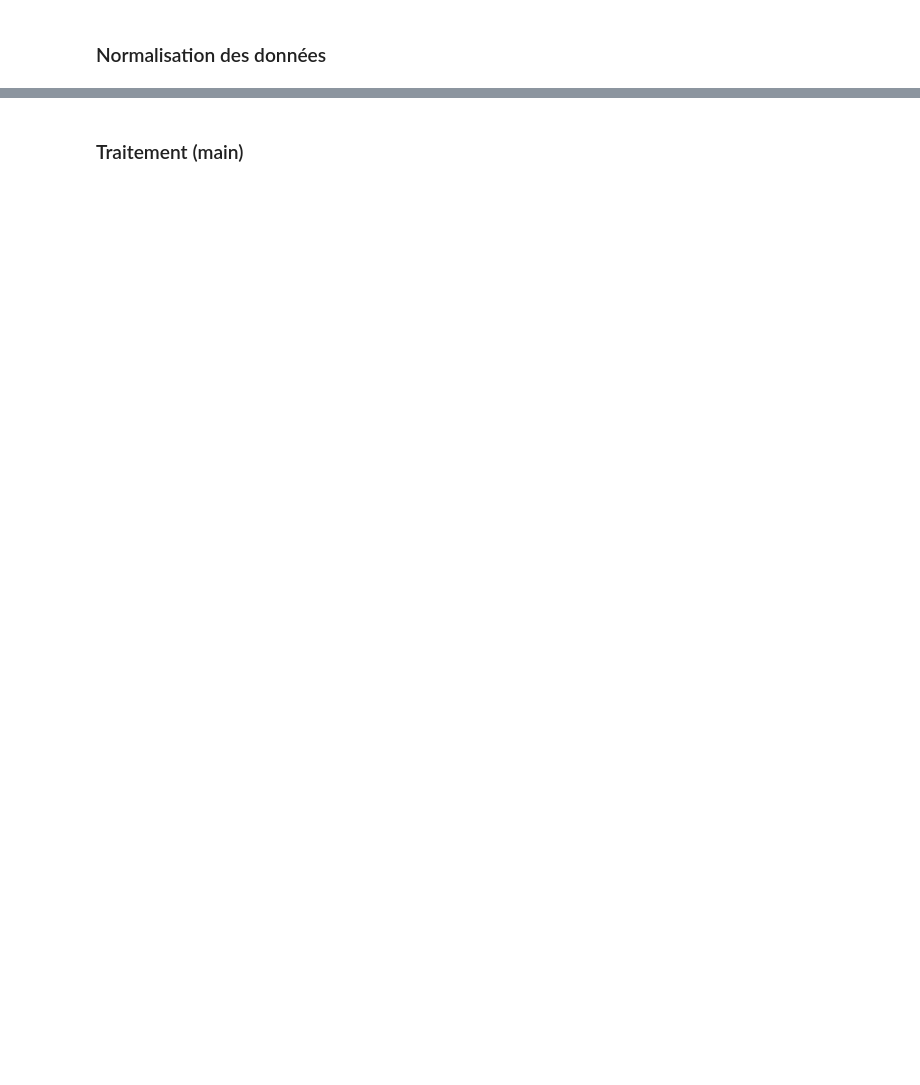
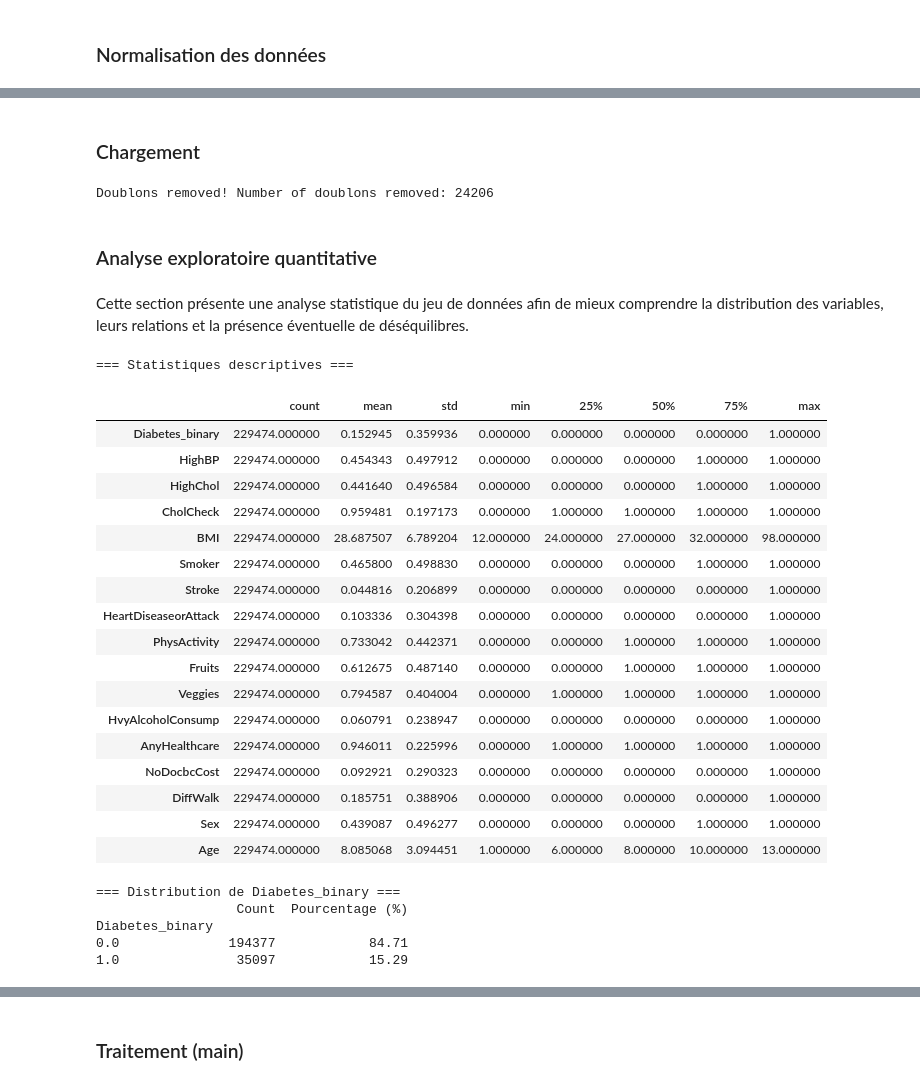
Before and after one commit to saadaouis/Deep_Learning-project, a Jupyter notebook: Livrable.ipynb, the cells around one changed output, grey strips where cells are left out. Saved outputs shown, nothing was run; the diff lists cells and outputs as text; code cells hidden in the pictures; blank space fills up the shorter version.

```diff
--- a/Livrable.ipynb
+++ b/Livrable.ipynb
@@ -192,0 +215,51 @@ def outliers_detection(df):
+# %% [markdown]
+### Chargement
+# %%
+df_data = load_dataset(path)
+
+# Gestion des doublons
+df_data = manage_doublons(df_data)
+
+df_data = remove_sensible_data(df_data, ['GenHlth', 'MentHlth', 'PhysHlth', 'Income', 'Education'])
+# %% [output]
+Doublons removed! Number of doublons removed: 24206
+# %% [markdown]
+### Analyse exploratoire quantitative
+# %% [markdown]
+Cette section présente une analyse statistique du jeu de données afin de mieux comprendre
+la distribution des variables, leurs relations et la présence éventuelle de déséquilibres.
+# %%
+# Résumé statistique enrichi
+print("=== Statistiques descriptives ===")
+display(df_data.describe().T.style.background_gradient(cmap='Blues'))
+
+# Distribution de la variable cible
+print("\n=== Distribution de Diabetes_binary ===")
+target_counts = df_data['Diabetes_binary'].value_counts()
+target_pct    = df_data['Diabetes_binary'].value_counts(normalize=True) * 100
+print(pd.DataFrame({'Count': target_counts, 'Pourcentage (%)': target_pct.round(2)}))
+# %% [output]
+=== Statistiques descriptives ===
+|  | count | mean | std | min | 25% | 50% | 75% | max |
+| Diabetes_binary | 229474.000000 | 0.152945 | 0.359936 | 0.000000 | 0.000000 | 0.000000 | 0.000000 | 1.000000 |
+| HighBP | 229474.000000 | 0.454343 | 0.497912 | 0.000000 | 0.000000 | 0.000000 | 1.000000 | 1.000000 |
+| HighChol | 229474.000000 | 0.441640 | 0.496584 | 0.000000 | 0.000000 | 0.000000 | 1.000000 | 1.000000 |
+| CholCheck | 229474.000000 | 0.959481 | 0.197173 | 0.000000 | 1.000000 | 1.000000 | 1.000000 | 1.000000 |
+| BMI | 229474.000000 | 28.687507 | 6.789204 | 12.000000 | 24.000000 | 27.000000 | 32.000000 | 98.000000 |
+| Smoker | 229474.000000 | 0.465800 | 0.498830 | 0.000000 | 0.000000 | 0.000000 | 1.000000 | 1.000000 |
+| Stroke | 229474.000000 | 0.044816 | 0.206899 | 0.000000 | 0.000000 | 0.000000 | 0.000000 | 1.000000 |
+| HeartDiseaseorAttack | 229474.000000 | 0.103336 | 0.304398 | 0.000000 | 0.000000 | 0.000000 | 0.000000 | 1.000000 |
+| PhysActivity | 229474.000000 | 0.733042 | 0.442371 | 0.000000 | 0.000000 | 1.000000 | 1.000000 | 1.000000 |
+| Fruits | 229474.000000 | 0.612675 | 0.487140 | 0.000000 | 0.000000 | 1.000000 | 1.000000 | 1.000000 |
+| Veggies | 229474.000000 | 0.794587 | 0.404004 | 0.000000 | 1.000000 | 1.000000 | 1.000000 | 1.000000 |
+| HvyAlcoholConsump | 229474.000000 | 0.060791 | 0.238947 | 0.000000 | 0.000000 | 0.000000 | 0.000000 | 1.000000 |
+| AnyHealthcare | 229474.000000 | 0.946011 | 0.225996 | 0.000000 | 1.000000 | 1.000000 | 1.000000 | 1.000000 |
+| NoDocbcCost | 229474.000000 | 0.092921 | 0.290323 | 0.000000 | 0.000000 | 0.000000 | 0.000000 | 1.000000 |
+| DiffWalk | 229474.000000 | 0.185751 | 0.388906 | 0.000000 | 0.000000 | 0.000000 | 0.000000 | 1.000000 |
+| Sex | 229474.000000 | 0.439087 | 0.496277 | 0.000000 | 0.000000 | 0.000000 | 1.000000 | 1.000000 |
+| Age | 229474.000000 | 8.085068 | 3.094451 | 1.000000 | 6.000000 | 8.000000 | 10.000000 | 13.000000 |
+=== Distribution de Diabetes_binary ===
+                  Count  Pourcentage (%)
+Diabetes_binary
+0.0              194377            84.71
+1.0               35097            15.29
```
Also changed, not shown: parts of 24 cells of this notebook, 1 other file.
